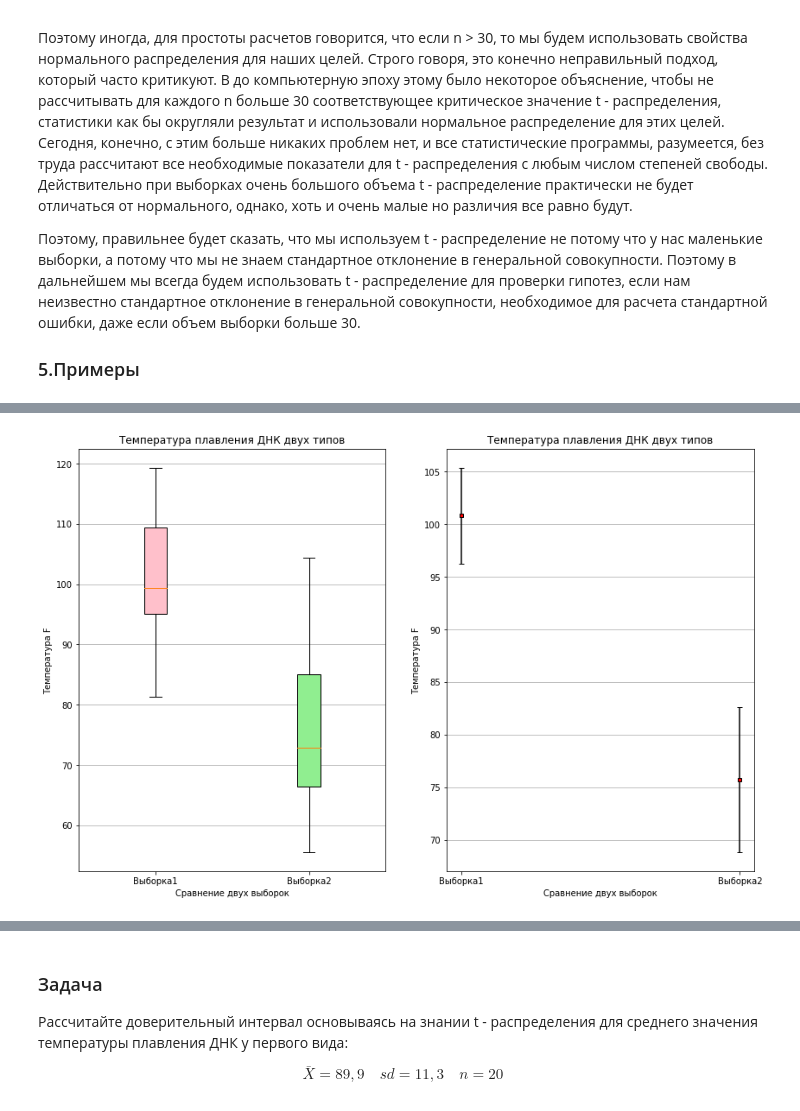
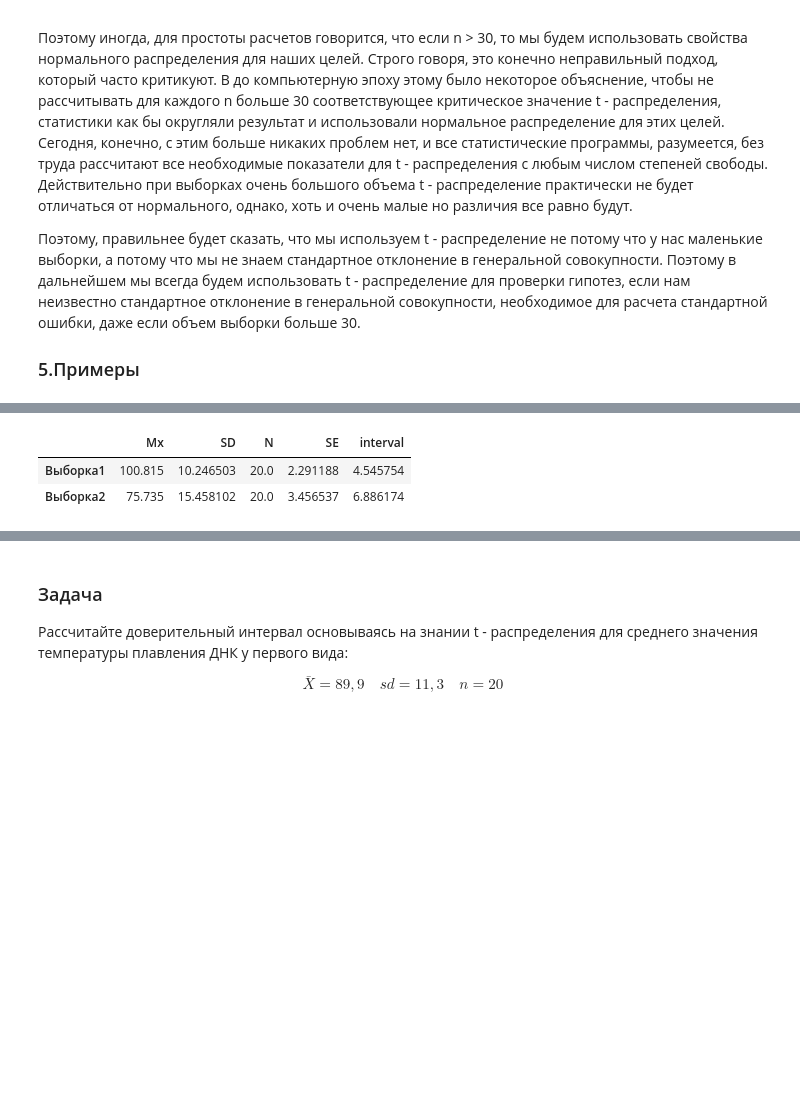
Before and after one commit to KlukvaMors/basic_stat, a Jupyter notebook: конспект.ipynb, the cells around one changed output, grey strips where cells are left out. Drawn from its saved outputs; the diff is of its cells as text; code cells hidden in the pictures; blank space fills up the shorter version.

```diff
--- a/конспект.ipynb
+++ b/конспект.ipynb
@@ -458,15 +464,16 @@ $$\large t = \frac{\bar{X} - \mu}{\frac{sd}{\sqrt{n}}}$$
 
 ### 5.Примеры
 # %%
-# На выборке в 15 наблюдений при помощи одновыборочного t-теста
-# проверяется нулевая гипотеза: μ=10
-# и рассчитанное t-значение равняется -2 (t = -2), то p-уровень значимости  (двусторонний) равен:
+'''На выборке в 15 наблюдений при помощи одновыборочного t-теста
+проверяется нулевая гипотеза: μ=10
+и рассчитанное t-значение равняется -2 (t = -2), то p-уровень значимости  (двусторонний) равен:
+'''
 from scipy import stats
 
-t_value = -2
+t = -2
 n = 15
 df = n - 1
 
-p = 2 * (1 - stats.t.cdf(abs(t_value), df))
-print('p =', p)
+p = 2 * stats.t.sf(abs(t), df)
+print(f'p = {p:.3f}')
 # %% [output]
@@ -493,45 +510,25 @@ $$ se = \sqrt{\frac{sd_1^2}{n} + \frac{sd_2^2}{n}} $$
 # %%
 import pandas as pd
 from scipy.stats import t
 import matplotlib.pyplot as plt
+import numpy as np
 
-array1 = [84.7, 105.0, 98.9, 97.9, 108.7, 81.3, 99.4, 89.4, 93.0, 119.3, 99.2, 99.4, 97.1, 112.4, 99.8, 94.7, 114.0, 95.1, 115.5, 111.5]
-array2 = [57.2, 68.6, 104.4, 95.1, 89.9, 70.8, 83.5, 60.1, 75.7, 102.0, 69.0, 79.6, 68.9, 98.6, 76.0, 74.8, 56.0, 55.6, 69.4, 59.5]
+array1 = np.array([84.7, 105.0, 98.9, 97.9, 108.7, 81.3, 99.4, 89.4, 93.0,
+                   119.3, 99.2, 99.4, 97.1, 112.4, 99.8, 94.7, 114.0, 95.1, 115.5, 111.5])
+array2 = np.array([57.2, 68.6, 104.4, 95.1, 89.9, 70.8, 83.5, 60.1, 75.7,
+                   102.0, 69.0, 79.6, 68.9, 98.6, 76.0, 74.8, 56.0, 55.6, 69.4, 59.5])
 
 # считаем количество элементов, среднее, стандартное отклонение и стандартную ошибку
 df = pd.DataFrame({'Выборка1':array1, 'Выборка2':array2}).agg(['mean','std','count','sem']).transpose()
 df.columns = ['Mx','SD','N','SE']
 
 # рассчитываем 95% интервал отклонения среднего
 p = 0.95
 K = t.ppf((1 + p)/2, df['Mx']-1)
 df['interval'] = K * df['SE']
 
-#строим графики, boxplot из изначальных данных array1, array2,  доверительные интервалы из датафрейма df
-fig, (ax1, ax2) = plt.subplots(nrows=1, ncols=2, figsize=(14, 9))
-
-# график boxplot
-bplot1 = ax1.boxplot([array1, array2],
-                     vert=True,  # создаем вертикальные боксы
-                     patch_artist=True, # для красоты заполним цветом боксы квантилей
-                     labels=['Выборка1', 'Выборка2']) # используется для задания значений выборок в случае с boxplot
-
-# график доверительных интервалов
-bplot2 = ax2.errorbar(x=df.index, y=df['Mx'], yerr=df['interval'],\
-                      color="black", capsize=3, marker="s", markersize=4, mfc="red", mec="black", fmt ='o')
-
-# раскрасим boxplot
-colors = ['pink', 'lightgreen']
-for patch, color in zip(bplot1['boxes'], colors):
-    patch.set_facecolor(color)
-
-# добавим общие для каждого из графиков данные
-for ax in [ax1, ax2]:
-    ax.yaxis.grid(True)
-    ax.set_title('Температура плавления ДНК двух типов')
-    ax.set_xlabel('Сравнение двух выборок')
-    ax.set_ylabel('Температура F')
-
-plt.show()
+df
 # %% [output]
-[figure, removed]
+|  | Mx | SD | N | SE | interval |
+| Выборка1 | 100.815 | 10.246503 | 20.0 | 2.291188 | 4.545754 |
+| Выборка2 | 75.735 | 15.458102 | 20.0 | 3.456537 | 6.886174 |
```
Also changed, not shown: parts of 7 cells of this notebook.
